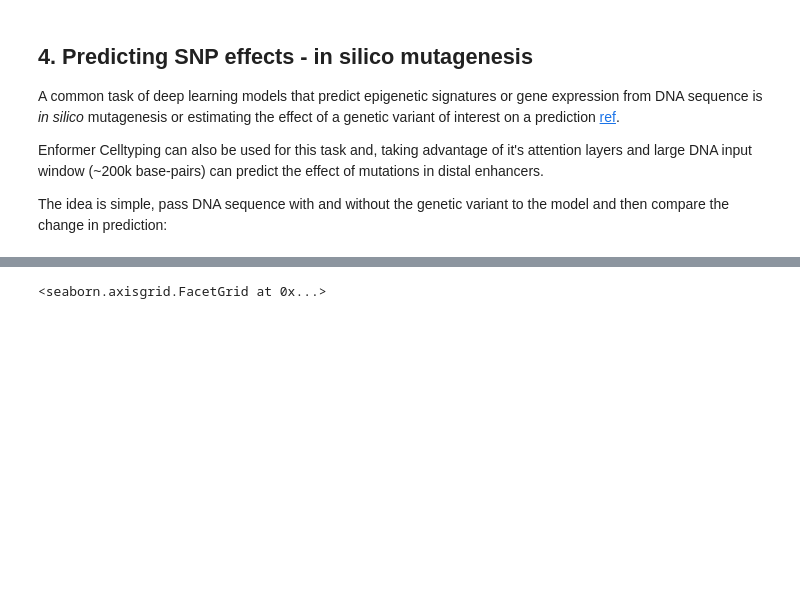
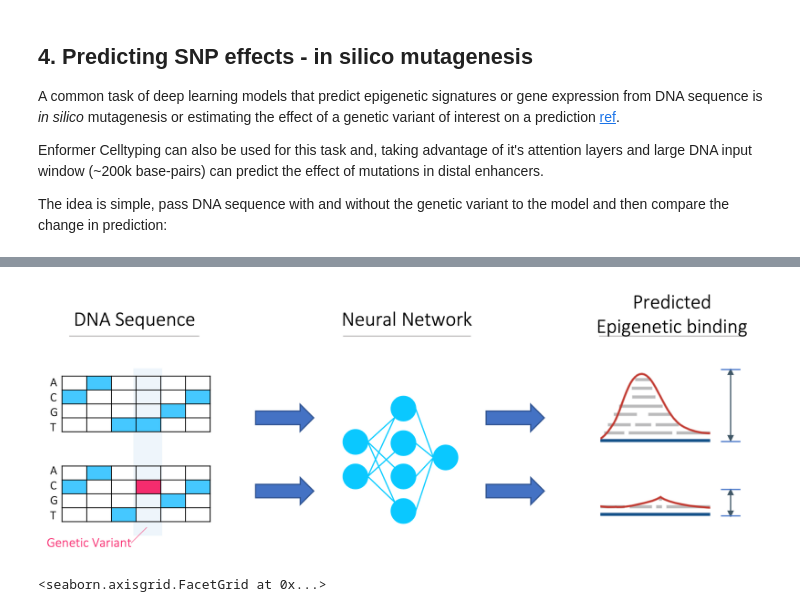
Before and after one commit to neurogenomics/EnformerCelltyping, a Jupyter notebook: using_enformer_celltyping.ipynb, the cells around one changed output, grey strips where cells are left out. Drawn from its saved outputs; the diff is of its cells as text; code cells hidden in the pictures; blank space fills up the shorter version.

```diff
--- a/using_enformer_celltyping.ipynb
+++ b/using_enformer_celltyping.ipynb
@@ -426,3 +426,13 @@ The idea is simple, pass DNA sequence with and without the genetic variant to th
+# %%
+{
+    "tags": [
+        "hide-input",
+    ]
+}
+from IPython.display import Image, display
+display(Image(filename='./in_silico_mut.png', embed=True))
+# %% [output]
+[figure, added]
 # %%
 #import functions to make predicting SNP effect easier
 from EnformerCelltyping.utils import (create_ref_alt_DNA_window,
```
Also changed, not shown: parts of 2 cells of this notebook, 1 other file.
